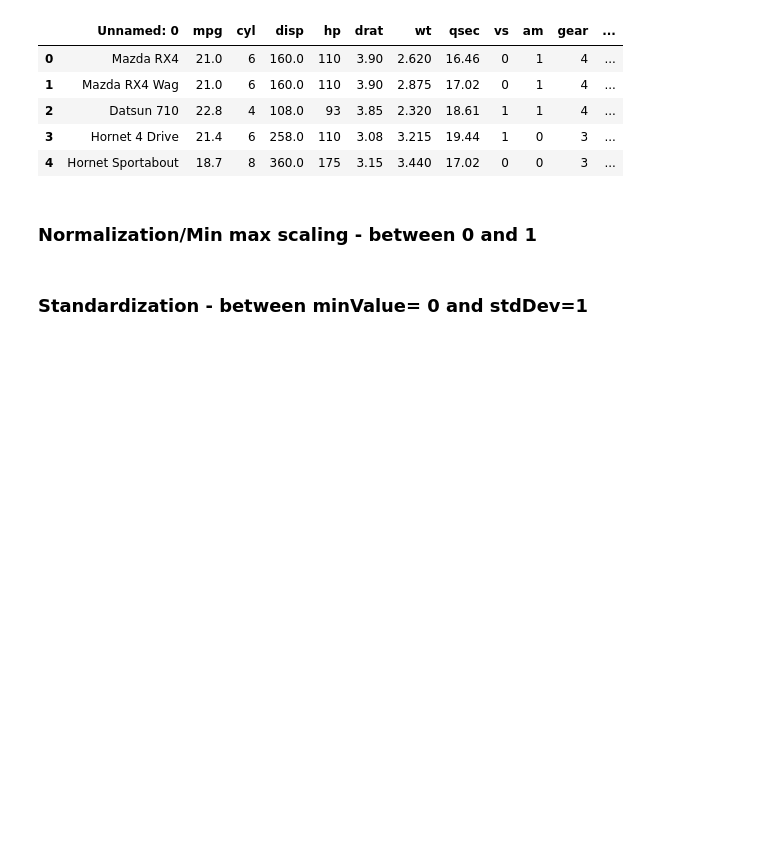
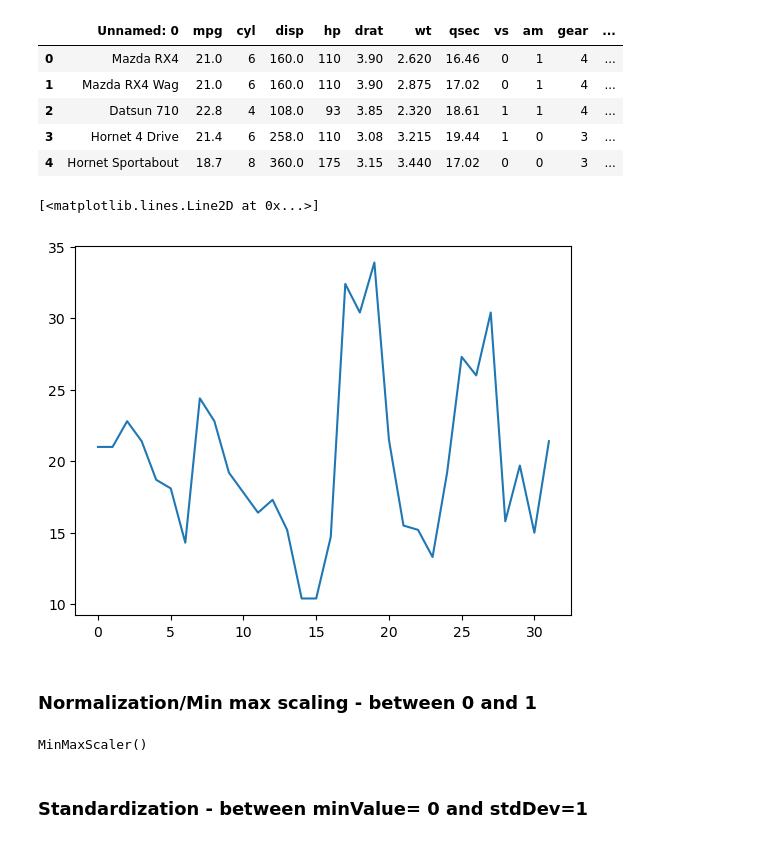
Before and after one commit to MaryWagura/python_for_deep_learning, a Jupyter notebook: notebooks/06_02b.ipynb, the cells around one changed output. Drawn from its saved outputs; the diff is of its cells as text; code cells hidden in the pictures; blank space fills up the shorter version.

```diff
--- a/notebooks/06_02b.ipynb
+++ b/notebooks/06_02b.ipynb
@@ -18,7 +18,17 @@ dataset.head()
 | 2 | Datsun 710 | 22.8 | 4 | 108.0 | 93 | 3.85 | 2.320 | 18.61 | 1 | 1 | 4 | ... |
 | 3 | Hornet 4 Drive | 21.4 | 6 | 258.0 | 110 | 3.08 | 3.215 | 19.44 | 1 | 0 | 3 | ... |
 | 4 | Hornet Sportabout | 18.7 | 8 | 360.0 | 175 | 3.15 | 3.440 | 17.02 | 0 | 0 | 3 | ... |
+# %%
+plt.plot(dataset['mpg'])
+# %% [output]
+[<matplotlib.lines.Line2D at 0x...>]
+[figure, added]
 # %% [markdown]
 ### Normalization/Min max scaling - between 0 and 1
+# %%
+minmax_scalar = MinMaxScaler()
+minmax_scalar.fit(dataset[['mpg']])
+# %% [output]
+MinMaxScaler()
 # %% [markdown]
 ### Standardization - between  minValue= 0 and stdDev=1
```
